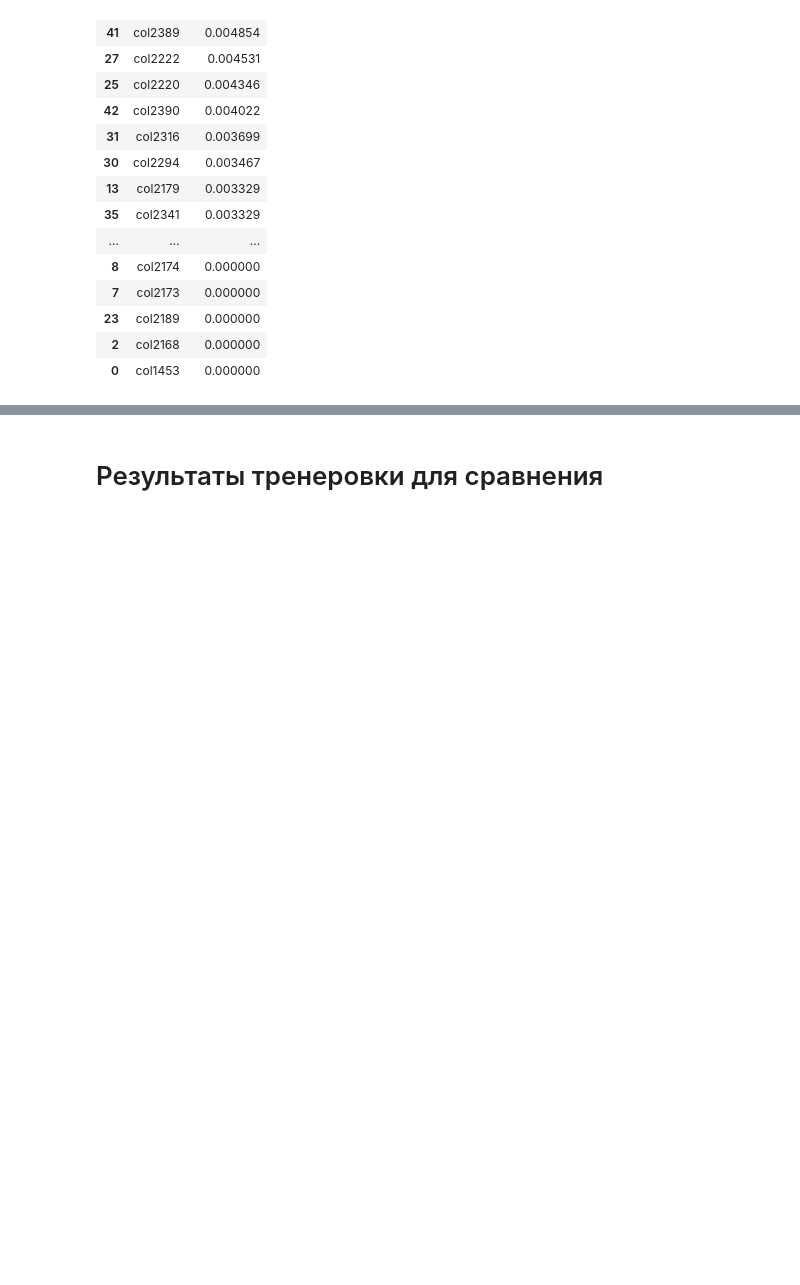
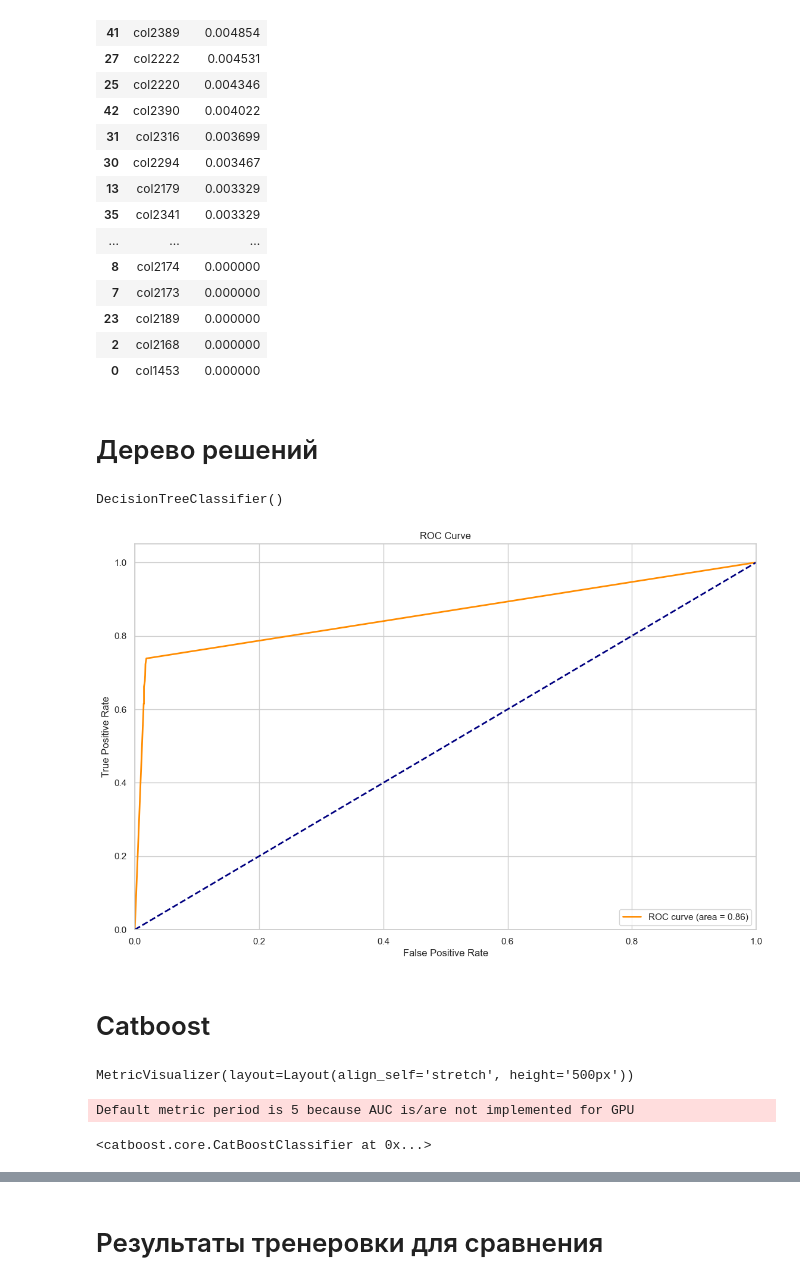
Before and after one commit to Frizmoz/Cars, a Jupyter notebook: Хакатон.ipynb, the cells around one changed output, grey strips where cells are left out. Cells and saved outputs as stored; diff of their text form; code cells hidden in the pictures; blank space fills up the shorter version.

```diff
--- a/Хакатон.ipynb
+++ b/Хакатон.ipynb
@@ -325,3 +340,5 @@ perm_importance_df
 | 23 | col2189 | 0.000000 |
 | 2 | col2168 | 0.000000 |
 | 0 | col1453 | 0.000000 |
+# %% [markdown]
+# Дерево решений
@@ -327,0 +347,26 @@ perm_importance_df
+# %%
+dt = DecisionTreeClassifier()
+dt.fit(X_train,y_train)
+# %% [output]
+DecisionTreeClassifier()
+# %%
+y_scores = dt.predict_proba(X_test)[:, 1]
+#Вычислите ROC-кривую и AUC
+fpr, tpr, thresholds = roc_curve(y_test, y_scores)
+roc_auc = auc(fpr, tpr)
+
+#Постройте ROC-кривую
+plt.figure()
+plt.plot(fpr, tpr, color='darkorange', lw=2, label='ROC curve (area = %0.2f)' % roc_auc)
+plt.plot([0, 1], [0, 1], color='navy', lw=2, linestyle='--')
+plt.xlim([0.0, 1.0])
+plt.ylim([0.0, 1.05])
+plt.xlabel('False Positive Rate')
+plt.ylabel('True Positive Rate')
+plt.title('ROC Curve')
+plt.legend(loc='lower right')
+plt.show()
+# %% [output]
+[figure, added]
+# %% [markdown]
+# Catboost
@@ -327,0 +390,9 @@ perm_importance_df
+# %%
+# На базовой модели была получена точность 67%
+model.fit(train_pool,#Тренеровочные данные
+          eval_set=test_pool, # Проверочные данные
+          plot=True,) # Отображение  графика тренеровки
+# %% [output]
+MetricVisualizer(layout=Layout(align_self='stretch', height='500px'))
+Default metric period is 5 because AUC is/are not implemented for GPU
+<catboost.core.CatBoostClassifier at 0x...>
```
Also changed, not shown: parts of 17 cells of this notebook, 1 other file.
